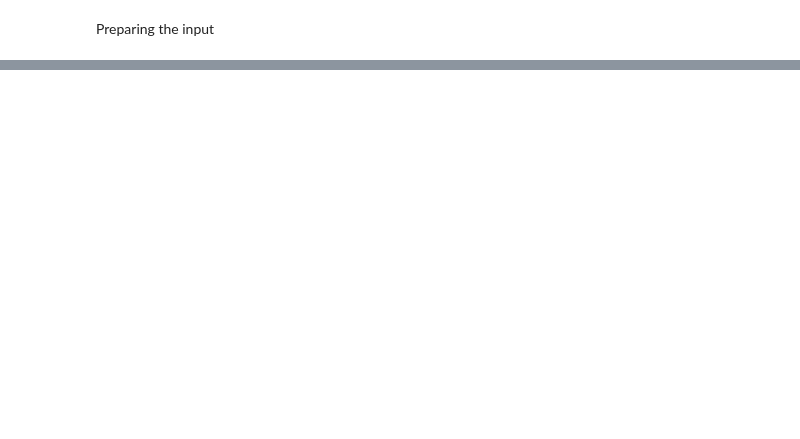
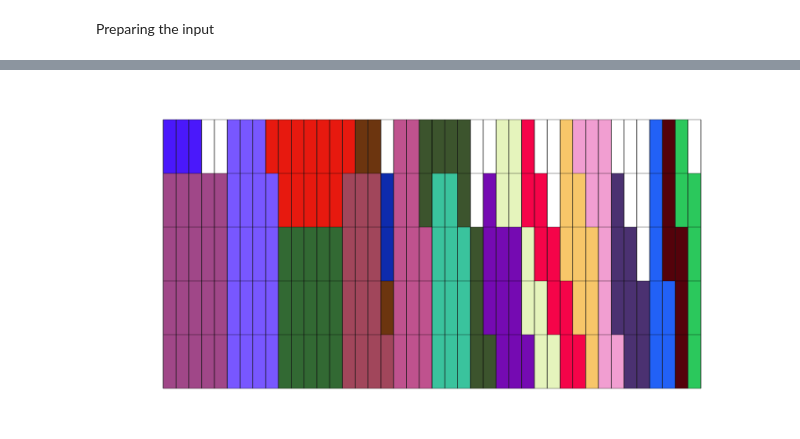
Before and after one commit to nesrnesr/Scheduling-of-malleable-HPC-MPI-applications, a Jupyter notebook: Naive greedy alg/Malleable Scheduler 1 - simple.ipynb, the cells around one changed output, grey strips where cells are left out. Cells and saved outputs as stored; diff of their text form; code cells hidden in the pictures; blank space fills up the shorter version.

```diff
--- a/Naive greedy alg/Malleable Scheduler 1 - simple.ipynb
+++ b/Naive greedy alg/Malleable Scheduler 1 - simple.ipynb
@@ -200,0 +303,8 @@ Image(filename = "example.png", width=200, height=200)
+# %%
+def max_sub(proc_avail, max_in, min_in):
+    if proc_avail >= max_in:
+        proc = max_in
+    else:
+        proc = proc_avail
+
+    return proc
@@ -200,0 +435,29 @@ Image(filename = "example.png", width=200, height=200)
+# %%
+# max number of processors available at each time slot
+max_num_proc = 5
+
+estimated_max_makespan = 10000
+# res_av resources available at each timeslot
+#dictionary key:time slot and value:amount of resources available on that time slot
+res_av = [{'timeslot':i,'res' : max_num_proc} for i in range(1,estimated_max_makespan)]
+
+seed(4)
+# putting all the jobs into one array
+jobs = []
+for i in range(20):
+    r = randint(1,20)
+    mini = randint(1,5)
+    maxi = randint(mini,5)
+    job = {'name': 'task'+str(i), 'res_req':r, 'min_proc': mini, 'max_proc': maxi}
+    jobs.append(job)
+
+# Sorting jobs from lowest res_req value to largest
+jobs = sorted(jobs, key=lambda k: (k['max_proc'], k['min_proc']))
+
+# reverse list order so that the jobs are ordered in decreasing res_req order
+jobs.reverse()
+# Sorting jobs from lowest res_req value to largest
+jobs = sorted(jobs, key=lambda k: k['res_req'])
+
+# reverse list order so that the jobs are ordered in decreasing res_req order
+jobs.reverse()
@@ -200,0 +487,8 @@ Image(filename = "example.png", width=200, height=200)
+# %%
+sched_jobs, res_av_left, make_span = greedy_sched_minmaxproc(jobs, res_av)
+
+file_name = "greedy_sched_minmaxproc.png"
+gant_chart(sched_jobs, make_span, max_num_proc, file_name, True)
+Image(filename = file_name, width=800, height=200)
+# %% [output]
+[figure, added]
```
Also changed, not shown: parts of 35 cells of this notebook.
